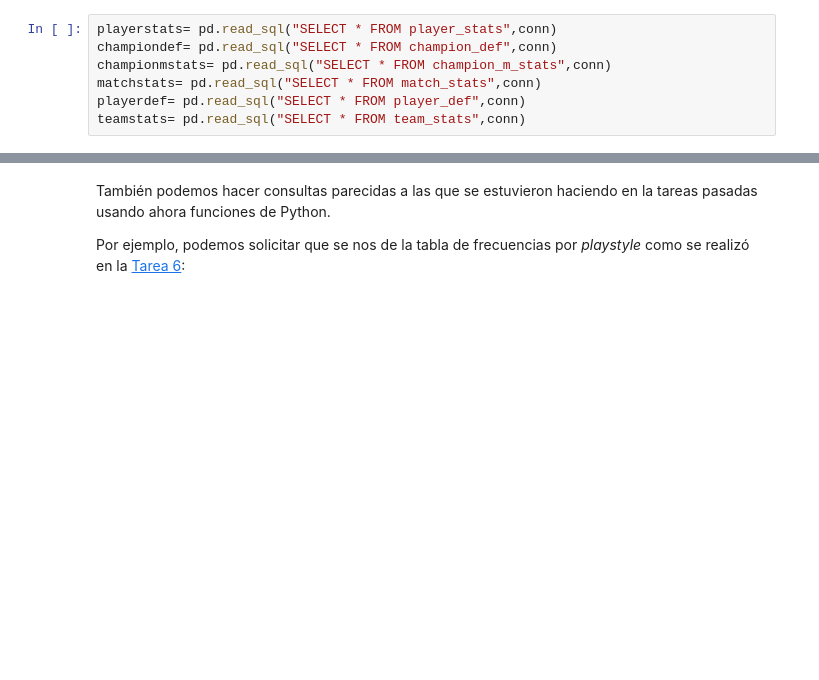
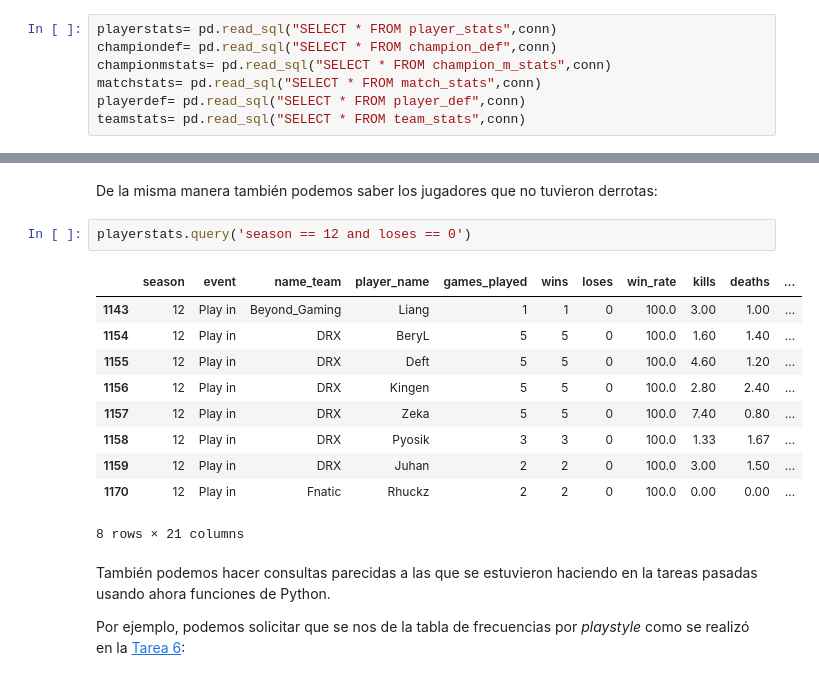
Before and after one commit to HelenaCarrillo/BDR, a Jupyter notebook: TAREA10.ipynb, the cells around one changed output, grey strips where cells are left out. Saved outputs shown, nothing was run; the diff lists cells and outputs as text; blank space fills up the shorter version.

```diff
--- a/TAREA10.ipynb
+++ b/TAREA10.ipynb
@@ -75,3 +94,18 @@ Una vez importadas podemos hacer consultas con la función *query*:
+# %% [markdown]
+De la misma manera también podemos saber los jugadores que no tuvieron derrotas:
+# %%
+playerstats.query('season == 12 and loses == 0')
+# %% [output]
+|  | season | event | name_team | player_name | games_played | wins | loses | win_rate | kills | deaths | ... |
+| 1143 | 12 | Play in | Beyond_Gaming | Liang | 1 | 1 | 0 | 100.0 | 3.00 | 1.00 | ... |
+| 1154 | 12 | Play in | DRX | BeryL | 5 | 5 | 0 | 100.0 | 1.60 | 1.40 | ... |
+| 1155 | 12 | Play in | DRX | Deft | 5 | 5 | 0 | 100.0 | 4.60 | 1.20 | ... |
+| 1156 | 12 | Play in | DRX | Kingen | 5 | 5 | 0 | 100.0 | 2.80 | 2.40 | ... |
+| 1157 | 12 | Play in | DRX | Zeka | 5 | 5 | 0 | 100.0 | 7.40 | 0.80 | ... |
+| 1158 | 12 | Play in | DRX | Pyosik | 3 | 3 | 0 | 100.0 | 1.33 | 1.67 | ... |
+| 1159 | 12 | Play in | DRX | Juhan | 2 | 2 | 0 | 100.0 | 3.00 | 1.50 | ... |
+| 1170 | 12 | Play in | Fnatic | Rhuckz | 2 | 2 | 0 | 100.0 | 0.00 | 0.00 | ... |
+8 rows × 21 columns
 # %% [markdown]
 También podemos hacer consultas parecidas a las que se estuvieron haciendo en la tareas pasadas usando ahora funciones de Python.
 
```
Also changed, not shown: parts of 3 cells of this notebook.
